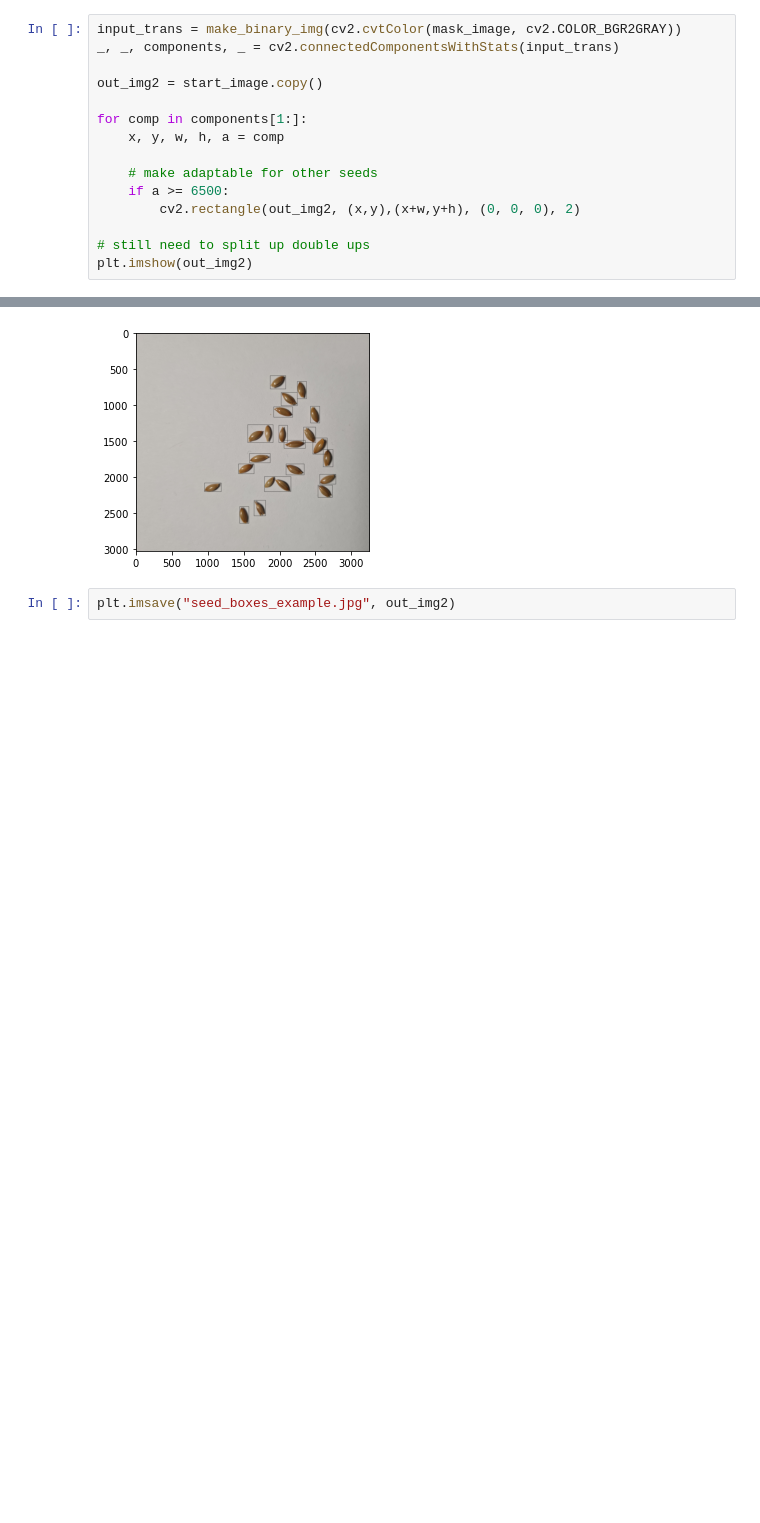
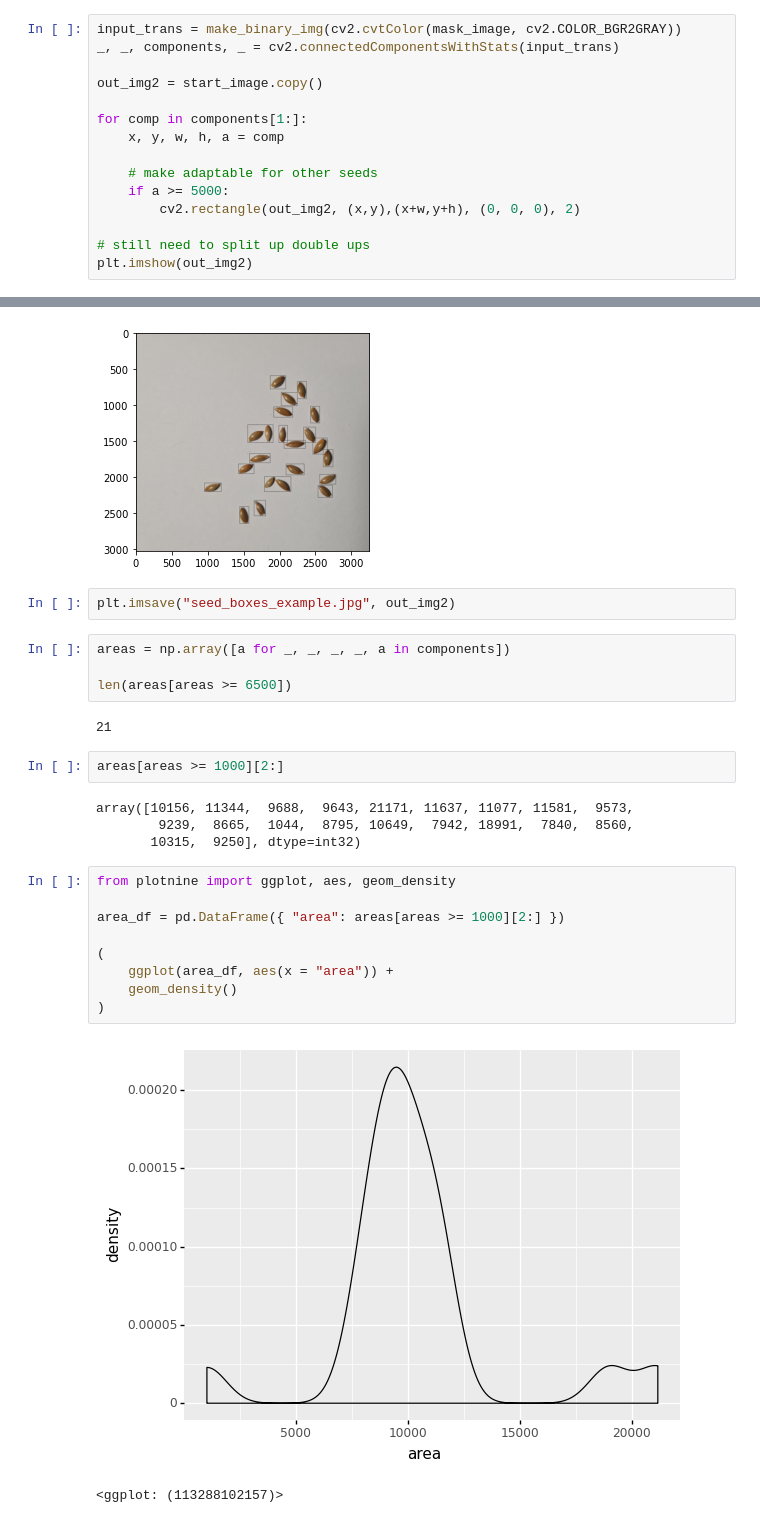
Before and after one commit to mjdall/seeds_on_a_plate, a Jupyter notebook: shadows.ipynb, the cells around one changed output, grey strips where cells are left out. Saved outputs shown, nothing was run; the diff lists cells and outputs as text; blank space fills up the shorter version.

```diff
--- a/shadows.ipynb
+++ b/shadows.ipynb
@@ -246,7 +247,7 @@ for comp in components[1:]:
     x, y, w, h, a = comp
 
     # make adaptable for other seeds
-    if a >= 6500:
+    if a >= 5000:
         cv2.rectangle(out_img2, (x,y),(x+w,y+h), (0, 0, 0), 2)
 
 # still need to split up double ups
@@ -256,3 +257,27 @@ plt.imshow(out_img2)
 [figure]
 # %%
 plt.imsave("seed_boxes_example.jpg", out_img2)
+# %%
+areas = np.array([a for _, _, _, _, a in components])
+
+len(areas[areas >= 6500])
+# %% [output]
+21
+# %%
+areas[areas >= 1000][2:]
+# %% [output]
+array([10156, 11344,  9688,  9643, 21171, 11637, 11077, 11581,  9573,
+        9239,  8665,  1044,  8795, 10649,  7942, 18991,  7840,  8560,
+       10315,  9250], dtype=int32)
+# %%
+from plotnine import ggplot, aes, geom_density
+
+area_df = pd.DataFrame({ "area": areas[areas >= 1000][2:] })
+
+(
+    ggplot(area_df, aes(x = "area")) +
+    geom_density()
+)
+# %% [output]
+[figure, added]
+<ggplot: (113288102157)>
```
Also changed, not shown: parts of 3 cells of this notebook, 29 other files.
